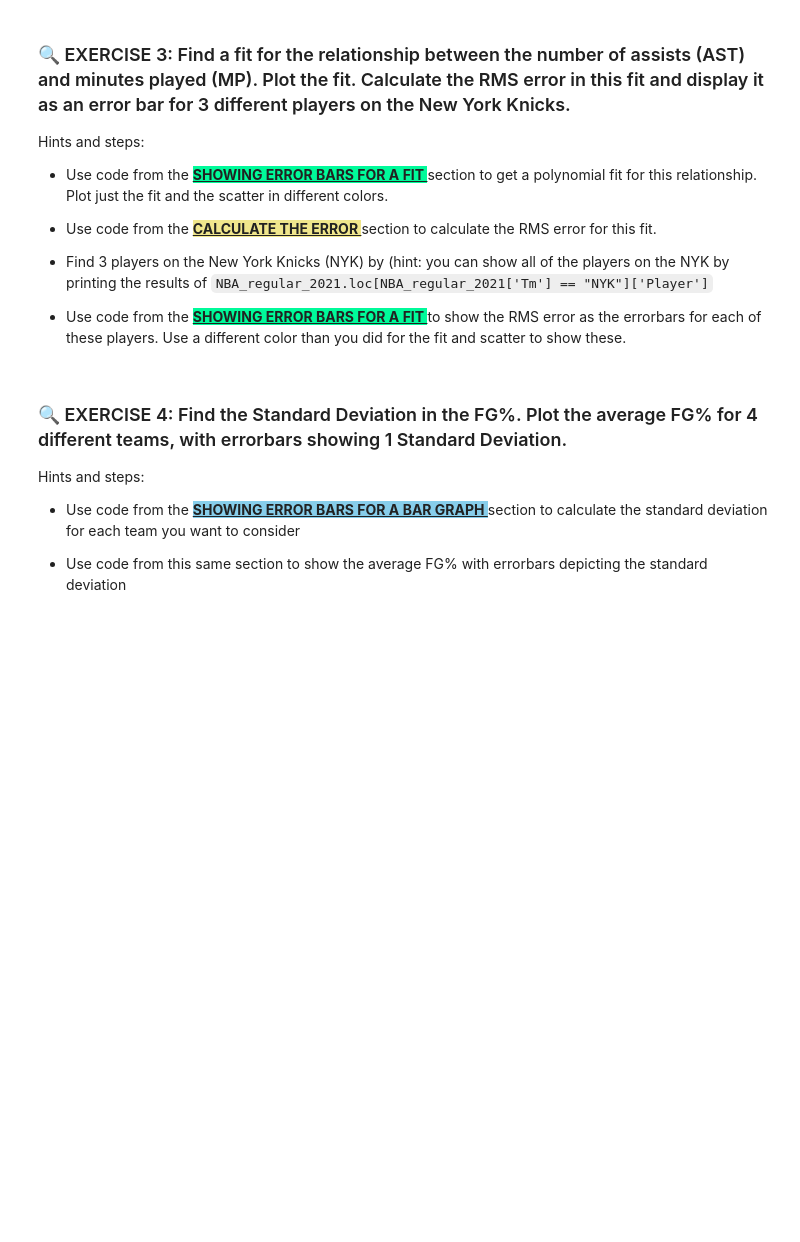
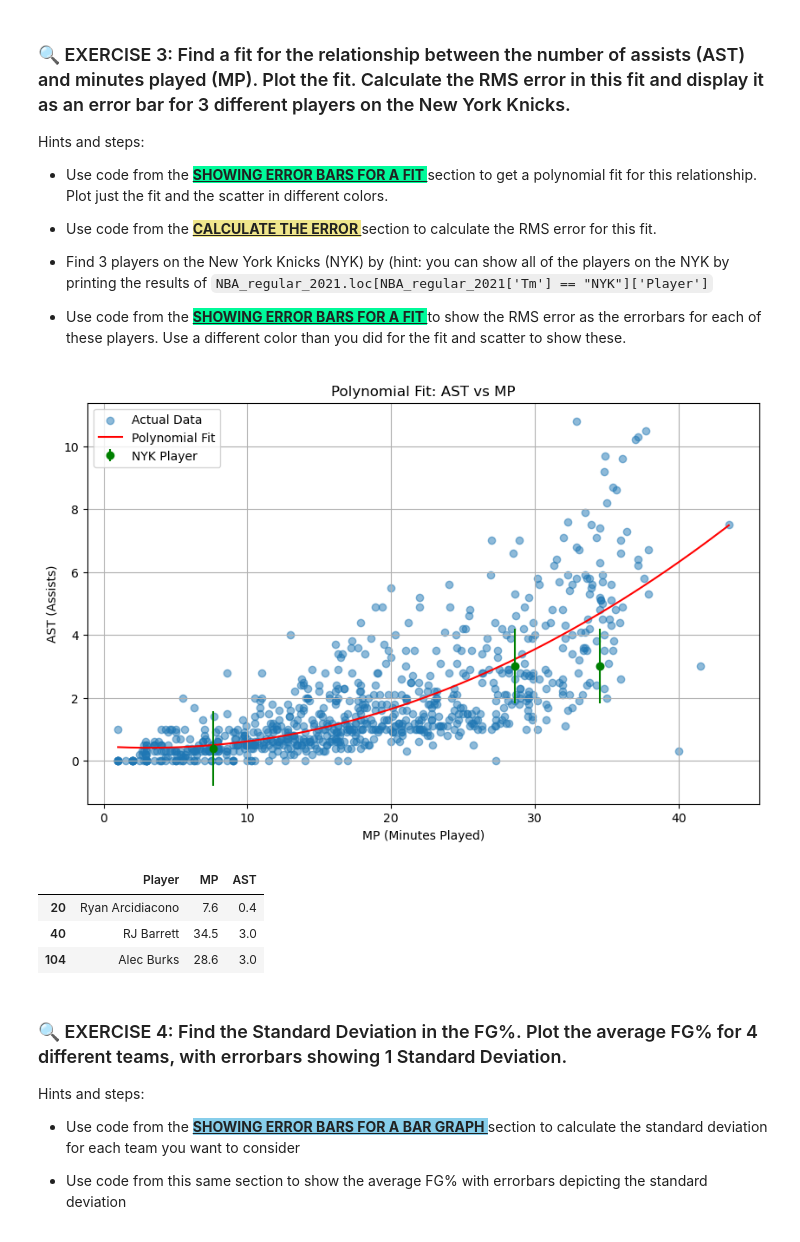
Before and after one commit to Op173/CFR-2025, a Jupyter notebook: Stats/Notebooks/3-Error_timeseries.ipynb, the cells around one changed output. Saved outputs shown, nothing was run; the diff lists cells and outputs as text; code cells hidden in the pictures; blank space fills up the shorter version.

```diff
--- a/Stats/Notebooks/3-Error_timeseries.ipynb
+++ b/Stats/Notebooks/3-Error_timeseries.ipynb
@@ -531,6 +696,59 @@ Hints and steps:
 - Find 3 players on the New York Knicks (NYK) by (hint: you can show all of the players on the NYK by printing the results of `NBA_regular_2021.loc[NBA_regular_2021['Tm'] == "NYK"]['Player']`
 
 - Use code from the <span style="background-color: mediumspringgreen;"> <b> <u> SHOWING ERROR BARS FOR A FIT </u> </b> </span> to show the RMS error as the errorbars for each of these players. Use a different color than you did for the fit and scatter to show these.
+# %%
+import numpy as np
+import pandas as pd
+import matplotlib.pyplot as plt
+from sklearn.metrics import mean_squared_error
+
+# Load your dataset
+df = pd.read_csv('../Data/NBA_2021-2022_stats_Regular.csv', delimiter=';', encoding='latin-1')
+
+# Drop missing values
+df = df.dropna(subset=['AST', 'MP'])
+
+# Prepare data
+X = df['MP'].values
+y = df['AST'].values
+
+# Fit a 2nd-degree polynomial
+coeffs = np.polyfit(X, y, deg=2)
+poly_model = np.poly1d(coeffs)
+y_pred = poly_model(X)
+
+# Calculate RMS error
+rms_error = np.sqrt(mean_squared_error(y, y_pred))
+
+# Plot scatter and polynomial fit
+plt.figure(figsize=(10, 6))
+plt.scatter(X, y, label='Actual Data', alpha=0.5)
+x_range = np.linspace(min(X), max(X), 500)
+plt.plot(x_range, poly_model(x_range), color='red', label='Polynomial Fit')
+plt.xlabel('MP (Minutes Played)')
+plt.ylabel('AST (Assists)')
+plt.title('Polynomial Fit: AST vs MP')
+plt.grid(True)
+
+# Select 3 New York Knicks players
+nyk_players = df[df['Tm'] == 'NYK']
+selected_players = nyk_players.head(3)
+
+# Plot error bars for selected players
+for i, row in selected_players.iterrows():
+    plt.errorbar(row['MP'], row['AST'], yerr=rms_error, fmt='o', color='green', label='NYK Player' if i == selected_players.index[0] else "")
+
+plt.legend()
+plt.show()
+
+# Display selected players
+selected_players[['Player', 'MP', 'AST']]
+# %% [output]
+[figure, added]
+|  | Player | MP | AST |
+| 20 | Ryan Arcidiacono | 7.6 | 0.4 |
+| 40 | RJ Barrett | 34.5 | 3.0 |
+| 104 | Alec Burks | 28.6 | 3.0 |
 # %% [markdown]
 ### 🔍 EXERCISE 4: Find the Standard Deviation in the FG%. Plot the average FG% for 4 different teams, with errorbars showing 1 Standard Deviation.
 
```
Also changed, not shown: parts of 6 cells of this notebook, 2 other files.
